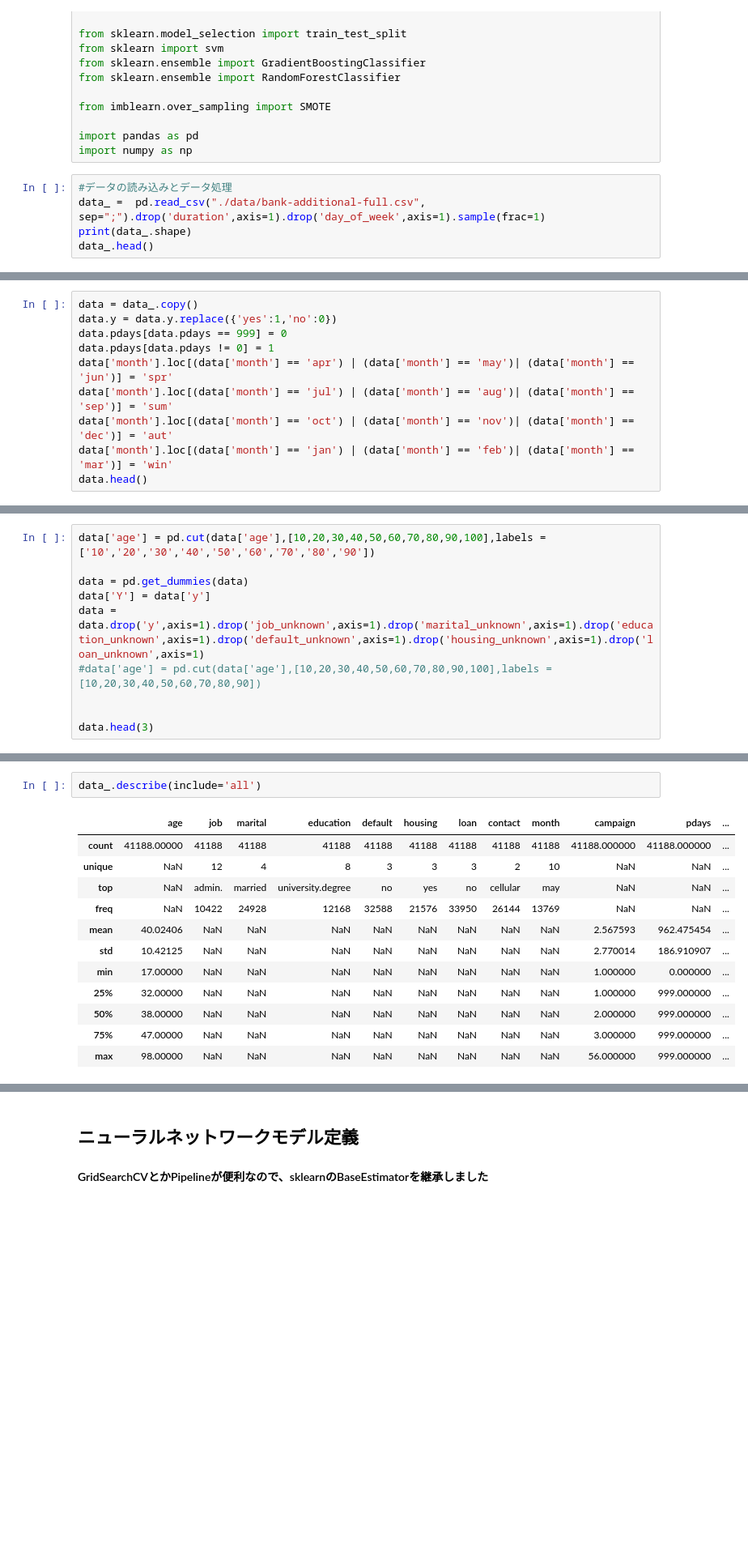
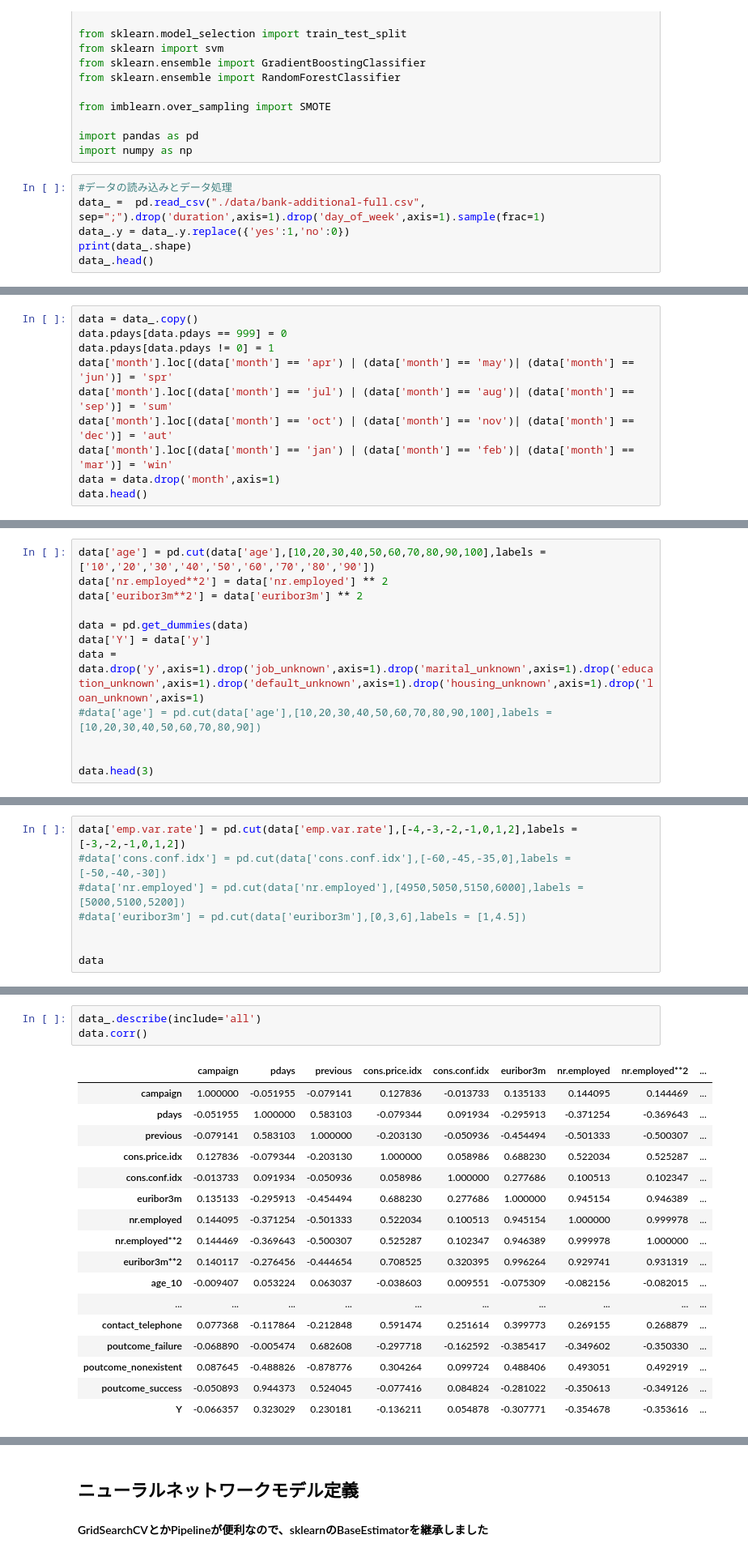
Before and after one commit to strg-frontier/pytorch_wine_quality, a Jupyter notebook: Bagging2.ipynb, the cells around one changed output, grey strips where cells are left out. Shown: that part at 81% size. Saved outputs shown, nothing was run; the diff lists cells and outputs as text; blank space fills up the shorter version.

```diff
--- a/Bagging2.ipynb
+++ b/Bagging2.ipynb
@@ -20,6 +20,7 @@ import numpy as np
 # %%
 #データの読み込みとデータ処理
 data_ =  pd.read_csv("./data/bank-additional-full.csv", sep=";").drop('duration',axis=1).drop('day_of_week',axis=1).sample(frac=1)
+data_.y = data_.y.replace({'yes':1,'no':0})
 print(data_.shape)
 data_.head()
 # %% [output]
@@ -33,11 +34,11 @@ data_.head()
 # %%
 data = data_.copy()
-data.y = data.y.replace({'yes':1,'no':0})
 data.pdays[data.pdays == 999] = 0
 data.pdays[data.pdays != 0] = 1
 data['month'].loc[(data['month'] == 'apr') | (data['month'] == 'may')| (data['month'] == 'jun')] = 'spr'
 data['month'].loc[(data['month'] == 'jul') | (data['month'] == 'aug')| (data['month'] == 'sep')] = 'sum'
 data['month'].loc[(data['month'] == 'oct') | (data['month'] == 'nov')| (data['month'] == 'dec')] = 'aut'
 data['month'].loc[(data['month'] == 'jan') | (data['month'] == 'feb')| (data['month'] == 'mar')] = 'win'
+data = data.drop('month',axis=1)
 data.head()
 # %% [output]
@@ -62,5 +63,7 @@ See the caveats in the documentation: http://pandas.pydata.org/pandas-docs/stabl
 # %%
 data['age'] = pd.cut(data['age'],[10,20,30,40,50,60,70,80,90,100],labels = ['10','20','30','40','50','60','70','80','90'])
+data['nr.employed**2'] = data['nr.employed'] ** 2
+data['euribor3m**2'] = data['euribor3m'] ** 2
 
 data = pd.get_dummies(data)
 data['Y'] = data['y']
@@ -101,0 +104,8 @@ pd.DataFrame(data_['nr.employed']).plot(kind='hist',bins=50)
+# %%
+data['emp.var.rate'] = pd.cut(data['emp.var.rate'],[-4,-3,-2,-1,0,1,2],labels = [-3,-2,-1,0,1,2])
+#data['cons.conf.idx'] = pd.cut(data['cons.conf.idx'],[-60,-45,-35,0],labels = [-50,-40,-30])
+#data['nr.employed'] = pd.cut(data['nr.employed'],[4950,5050,5150,6000],labels = [5000,5100,5200])
+#data['euribor3m'] = pd.cut(data['euribor3m'],[0,3,6],labels = [1,4.5])
+
+
+data
@@ -102,15 +131,21 @@ pd.DataFrame(data_['nr.employed']).plot(kind='hist',bins=50)
 # %%
 data_.describe(include='all')
+data.corr()
 # %% [output]
-|  | age | job | marital | education | default | housing | loan | contact | month | campaign | pdays | ... |
-| count | 41188.00000 | 41188 | 41188 | 41188 | 41188 | 41188 | 41188 | 41188 | 41188 | 41188.000000 | 41188.000000 | ... |
-| unique | NaN | 12 | 4 | 8 | 3 | 3 | 3 | 2 | 10 | NaN | NaN | ... |
-| top | NaN | admin. | married | university.degree | no | yes | no | cellular | may | NaN | NaN | ... |
-| freq | NaN | 10422 | 24928 | 12168 | 32588 | 21576 | 33950 | 26144 | 13769 | NaN | NaN | ... |
-| mean | 40.02406 | NaN | NaN | NaN | NaN | NaN | NaN | NaN | NaN | 2.567593 | 962.475454 | ... |
-| std | 10.42125 | NaN | NaN | NaN | NaN | NaN | NaN | NaN | NaN | 2.770014 | 186.910907 | ... |
-| min | 17.00000 | NaN | NaN | NaN | NaN | NaN | NaN | NaN | NaN | 1.000000 | 0.000000 | ... |
-| 25% | 32.00000 | NaN | NaN | NaN | NaN | NaN | NaN | NaN | NaN | 1.000000 | 999.000000 | ... |
-| 50% | 38.00000 | NaN | NaN | NaN | NaN | NaN | NaN | NaN | NaN | 2.000000 | 999.000000 | ... |
-| 75% | 47.00000 | NaN | NaN | NaN | NaN | NaN | NaN | NaN | NaN | 3.000000 | 999.000000 | ... |
-| max | 98.00000 | NaN | NaN | NaN | NaN | NaN | NaN | NaN | NaN | 56.000000 | 999.000000 | ... |
+|  | campaign | pdays | previous | cons.price.idx | cons.conf.idx | euribor3m | nr.employed | nr.employed**2 | ... |
+| campaign | 1.000000 | -0.051955 | -0.079141 | 0.127836 | -0.013733 | 0.135133 | 0.144095 | 0.144469 | ... |
+| pdays | -0.051955 | 1.000000 | 0.583103 | -0.079344 | 0.091934 | -0.295913 | -0.371254 | -0.369643 | ... |
+| previous | -0.079141 | 0.583103 | 1.000000 | -0.203130 | -0.050936 | -0.454494 | -0.501333 | -0.500307 | ... |
+| cons.price.idx | 0.127836 | -0.079344 | -0.203130 | 1.000000 | 0.058986 | 0.688230 | 0.522034 | 0.525287 | ... |
+| cons.conf.idx | -0.013733 | 0.091934 | -0.050936 | 0.058986 | 1.000000 | 0.277686 | 0.100513 | 0.102347 | ... |
+| euribor3m | 0.135133 | -0.295913 | -0.454494 | 0.688230 | 0.277686 | 1.000000 | 0.945154 | 0.946389 | ... |
+| nr.employed | 0.144095 | -0.371254 | -0.501333 | 0.522034 | 0.100513 | 0.945154 | 1.000000 | 0.999978 | ... |
+| nr.employed**2 | 0.144469 | -0.369643 | -0.500307 | 0.525287 | 0.102347 | 0.946389 | 0.999978 | 1.000000 | ... |
+| euribor3m**2 | 0.140117 | -0.276456 | -0.444654 | 0.708525 | 0.320395 | 0.996264 | 0.929741 | 0.931319 | ... |
+| age_10 | -0.009407 | 0.053224 | 0.063037 | -0.038603 | 0.009551 | -0.075309 | -0.082156 | -0.082015 | ... |
+| ... | ... | ... | ... | ... | ... | ... | ... | ... | ... |
+| contact_telephone | 0.077368 | -0.117864 | -0.212848 | 0.591474 | 0.251614 | 0.399773 | 0.269155 | 0.268879 | ... |
+| poutcome_failure | -0.068890 | -0.005474 | 0.682608 | -0.297718 | -0.162592 | -0.385417 | -0.349602 | -0.350330 | ... |
+| poutcome_nonexistent | 0.087645 | -0.488826 | -0.878776 | 0.304264 | 0.099724 | 0.488406 | 0.493051 | 0.492919 | ... |
+| poutcome_success | -0.050893 | 0.944373 | 0.524045 | -0.077416 | 0.084824 | -0.281022 | -0.350613 | -0.349126 | ... |
+| Y | -0.066357 | 0.323029 | 0.230181 | -0.136211 | 0.054878 | -0.307771 | -0.354678 | -0.353616 | ... |
```
Also changed, not shown: parts of 27 cells of this notebook.
